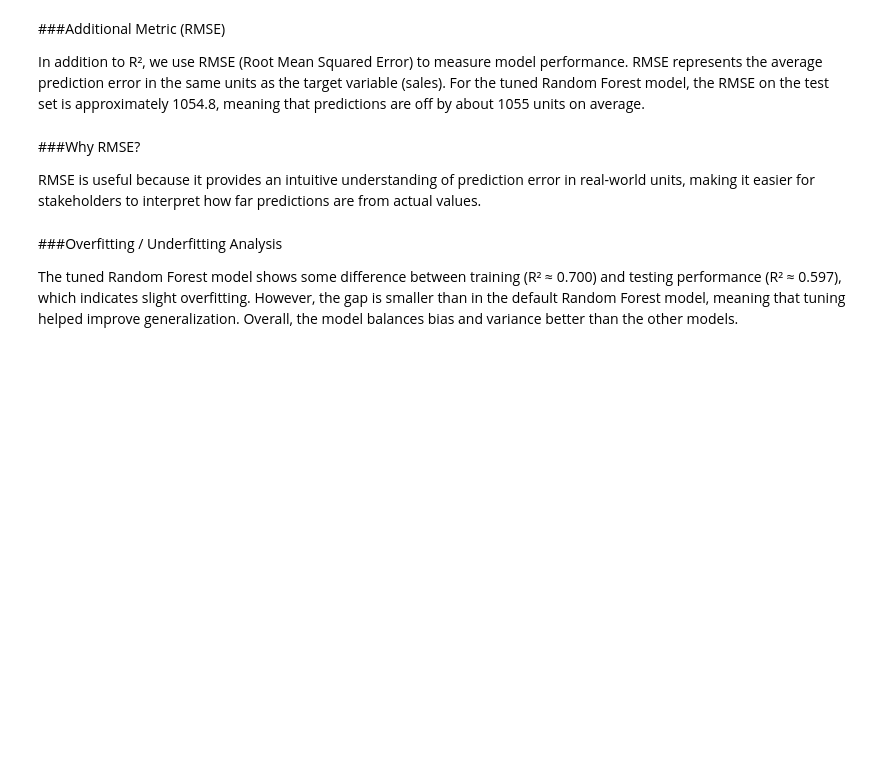
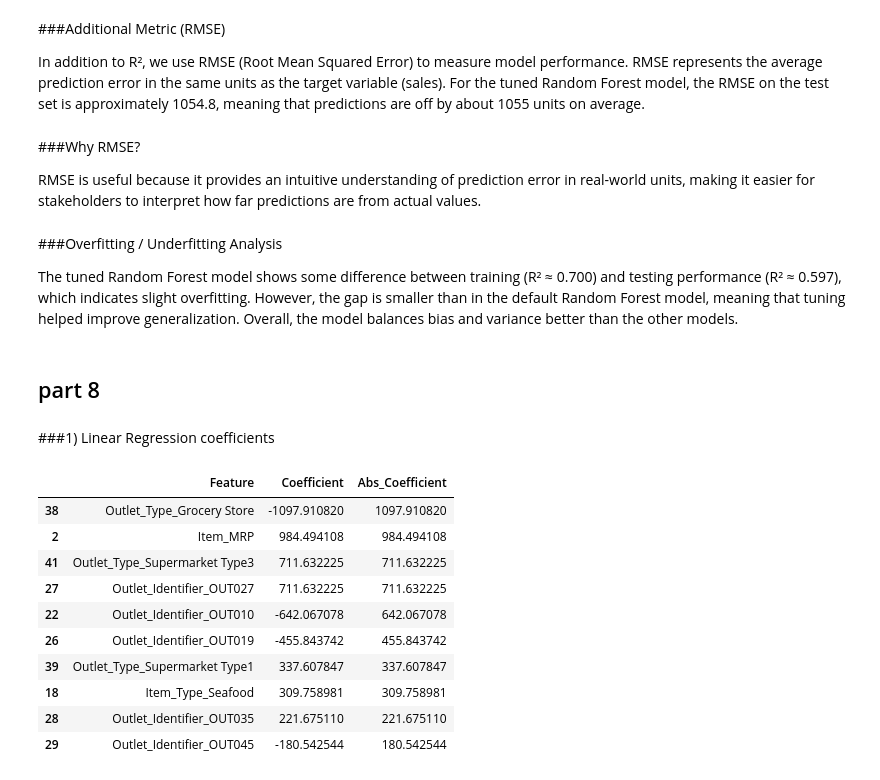
Before and after one commit to HanaaMaswada/Prediction-of-Product-Sales, a Jupyter notebook: Project_1(Core).ipynb, the cells around one changed output. Drawn from its saved outputs; the diff is of its cells as text; code cells hidden in the pictures; blank space fills up the shorter version.

Commit message:
Project 1 - Part 8

```diff
--- a/Project_1(Core).ipynb
+++ b/Project_1(Core).ipynb
@@ -977,3 +1014,33 @@ RMSE is useful because it provides an intuitive understanding of prediction erro
 The tuned Random Forest model shows some difference between training (R² ≈ 0.700) and testing performance (R² ≈ 0.597), which indicates slight overfitting.
 However, the gap is smaller than in the default Random Forest model, meaning that tuning helped improve generalization.
 Overall, the model balances bias and variance better than the other models.
+# %% [markdown]
+## part 8
+# %% [markdown]
+###1) Linear Regression coefficients
+# %%
+# Get feature names and coefficients from Linear Regression
+feature_names = linreg_pipe.named_steps['columntransformer'].get_feature_names_out()
+coefs = linreg_pipe.named_steps['linearregression'].coef_
+
+coef_df = pd.DataFrame({
+    'Feature': feature_names,
+    'Coefficient': coefs
+})
+
+coef_df['Abs_Coefficient'] = coef_df['Coefficient'].abs()
+coef_df = coef_df.sort_values('Abs_Coefficient', ascending=False)
+
+coef_df.head(10)
+# %% [output]
+|  | Feature | Coefficient | Abs_Coefficient |
+| 38 | Outlet_Type_Grocery Store | -1097.910820 | 1097.910820 |
+| 2 | Item_MRP | 984.494108 | 984.494108 |
+| 41 | Outlet_Type_Supermarket Type3 | 711.632225 | 711.632225 |
+| 27 | Outlet_Identifier_OUT027 | 711.632225 | 711.632225 |
+| 22 | Outlet_Identifier_OUT010 | -642.067078 | 642.067078 |
+| 26 | Outlet_Identifier_OUT019 | -455.843742 | 455.843742 |
+| 39 | Outlet_Type_Supermarket Type1 | 337.607847 | 337.607847 |
+| 18 | Item_Type_Seafood | 309.758981 | 309.758981 |
+| 28 | Outlet_Identifier_OUT035 | 221.675110 | 221.675110 |
+| 29 | Outlet_Identifier_OUT045 | -180.542544 | 180.542544 |
```
Also changed, not shown: parts of 11 cells of this notebook.
